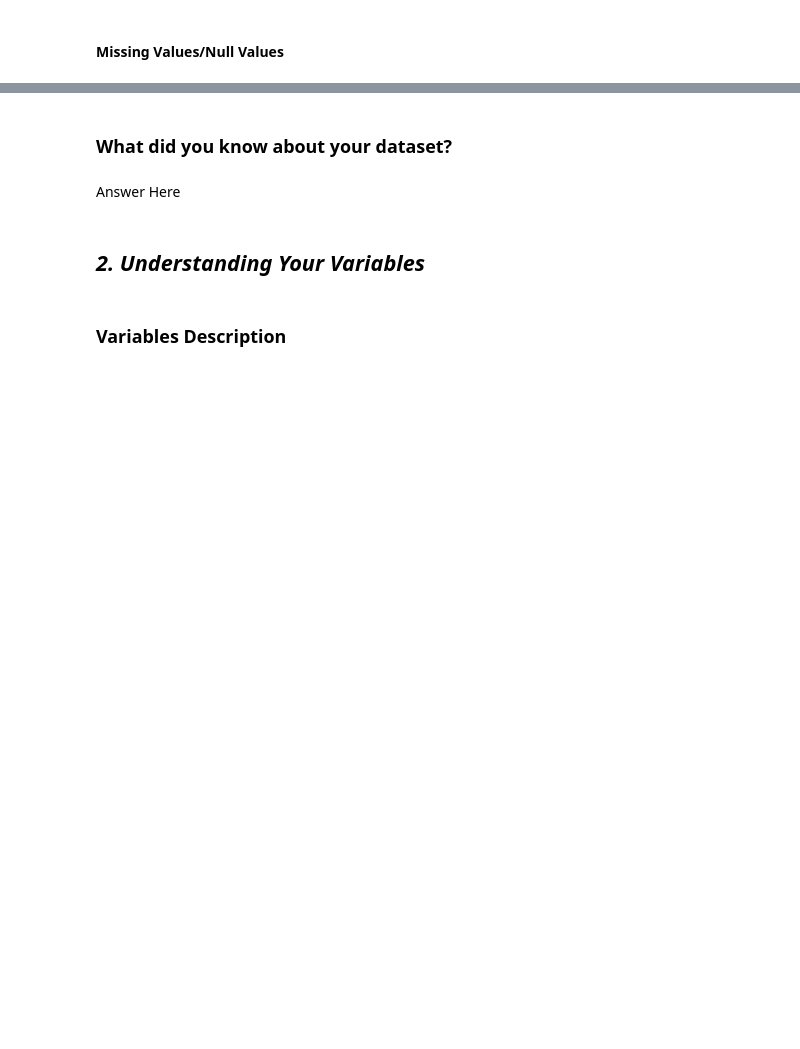
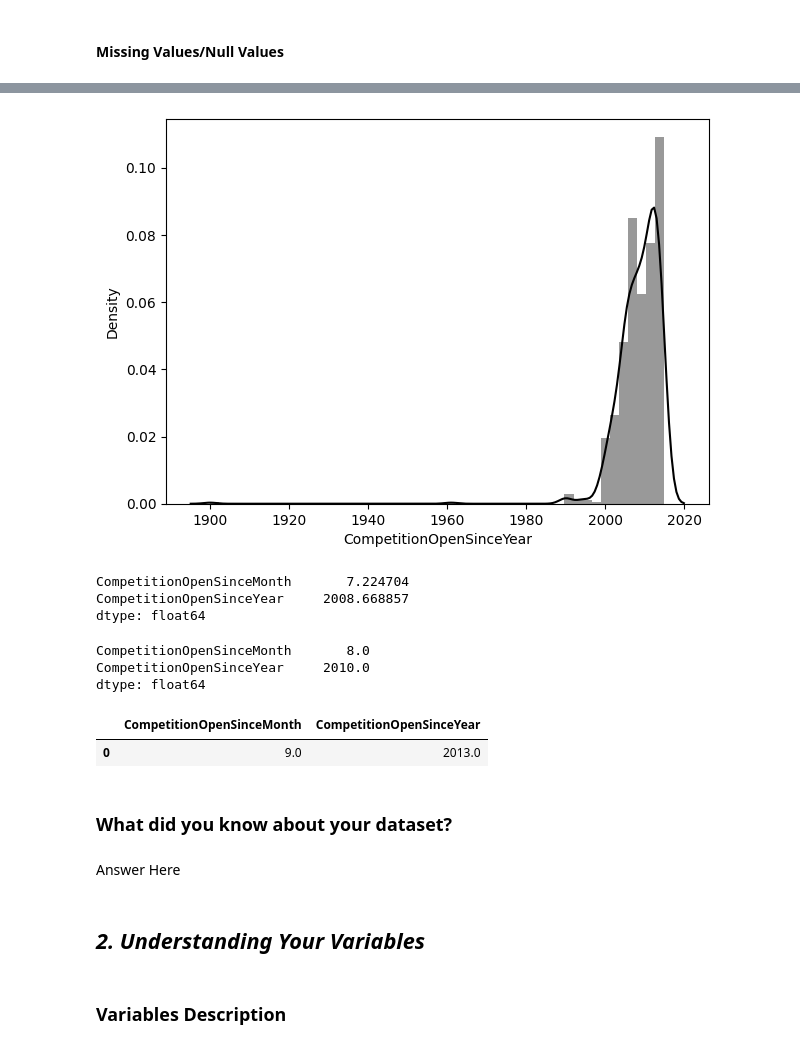
Before and after one commit to rahultj333/ML-Regression-Retails-sales-Prediction, a Jupyter notebook: Individual_ML_Regression_Retails_sales_Prediction.ipynb, the cells around one changed output, grey strips where cells are left out. Saved outputs shown, nothing was run; the diff lists cells and outputs as text; code cells hidden in the pictures; blank space fills up the shorter version.

```diff
--- a/Individual_ML_Regression_Retails_sales_Prediction.ipynb
+++ b/Individual_ML_Regression_Retails_sales_Prediction.ipynb
@@ -116,3 +343,33 @@ M - Multivariate Analysis
+# %%
+# checking distribution for CompetitionOpenSinceYear
+plt.figure(figsize=(7,5))
+sns.distplot(df2['CompetitionOpenSinceYear'],color='black')
+plt.show()
+# %% [output]
+[figure, added]
+# %%
+#Checking Means
+mean_CompetitionOpenSinceMonth_Year=df2[['CompetitionOpenSinceMonth','CompetitionOpenSinceYear']].mean()
+mean_CompetitionOpenSinceMonth_Year
+# %% [output]
+CompetitionOpenSinceMonth       7.224704
+CompetitionOpenSinceYear     2008.668857
+dtype: float64
+# %%
+#Checking Median
+median_CompetitionOpenSinceMonth_Year=df2[['CompetitionOpenSinceMonth','CompetitionOpenSinceYear']].median()
+median_CompetitionOpenSinceMonth_Year
+# %% [output]
+CompetitionOpenSinceMonth       8.0
+CompetitionOpenSinceYear     2010.0
+dtype: float64
+# %%
+#Checking Mode
+Mode_CompetitionOpenSinceMonth_Year=df2[['CompetitionOpenSinceMonth','CompetitionOpenSinceYear']].mode()
+Mode_CompetitionOpenSinceMonth_Year
+# %% [output]
+|  | CompetitionOpenSinceMonth | CompetitionOpenSinceYear |
+| 0 | 9.0 | 2013.0 |
 # %%
 # Visualizing the missing values
 # %% [markdown]
```
Also changed, not shown: parts of 26 cells of this notebook.
